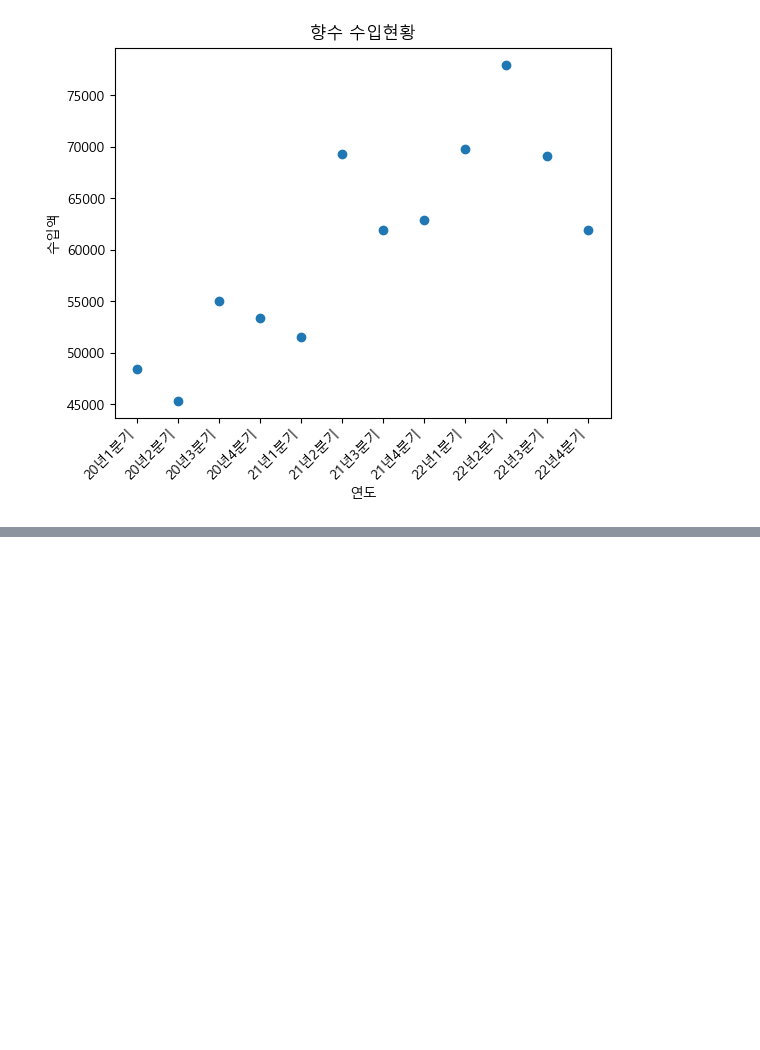
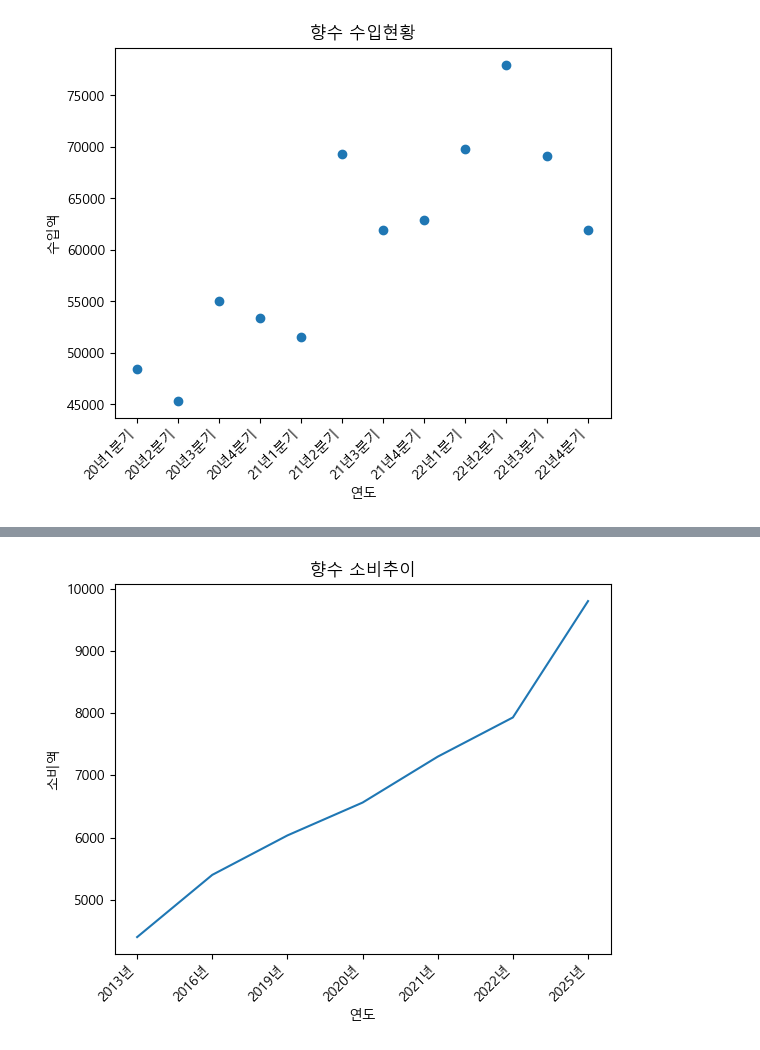
Before and after one commit to Jeongdoh/k_digitaltraning, a Jupyter notebook: day_0316/graph.ipynb, the cells around one changed output, grey strips where cells are left out. Cells and saved outputs as stored; diff of their text form; code cells hidden in the pictures; blank space fills up the shorter version.

```diff
--- a/day_0316/graph.ipynb
+++ b/day_0316/graph.ipynb
@@ -69,0 +72,4 @@ plt.show()
+# %%
+import pandas as pd
+
+df_1 = pd.read_csv('./data/국내향수추이 - 시트1.csv')
@@ -69,0 +87,13 @@ plt.show()
+# %%
+df_1grouped = df_1.groupby('시점').sum()
+# %%
+plt.plot(df_1grouped.index, df_1grouped['향수소비액(억)'])
+plt.title('향수 소비추이')
+plt.xlabel('연도')
+plt.ylabel('소비액')
+
+plt.xticks(rotation=45, ha='right')
+
+plt.show()
+# %% [output]
+[figure, added]
```
Also changed, not shown: parts of 2 cells of this notebook, 24 other files.
